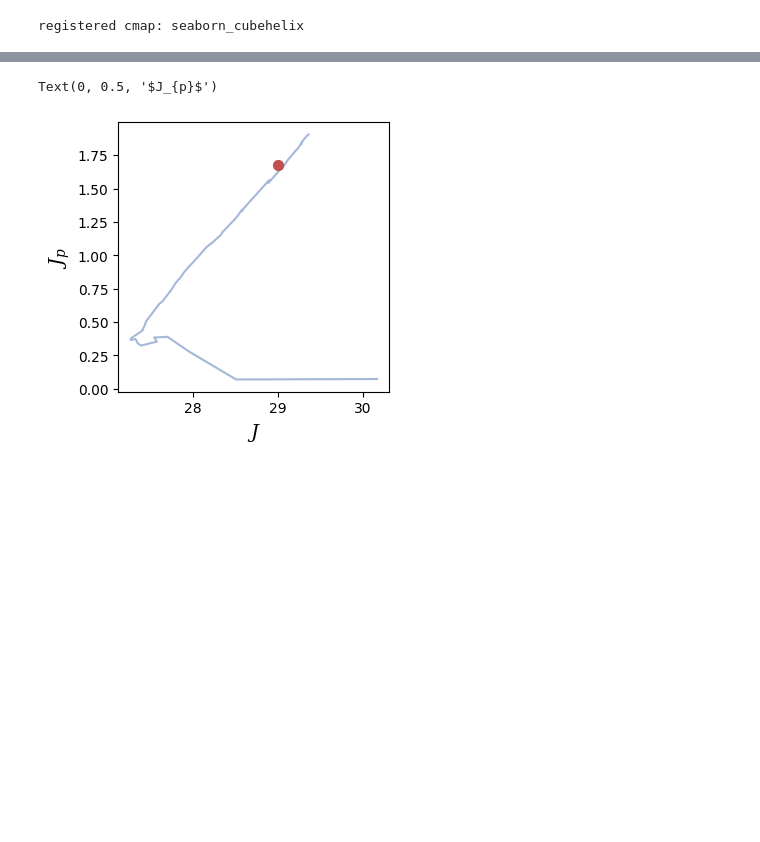
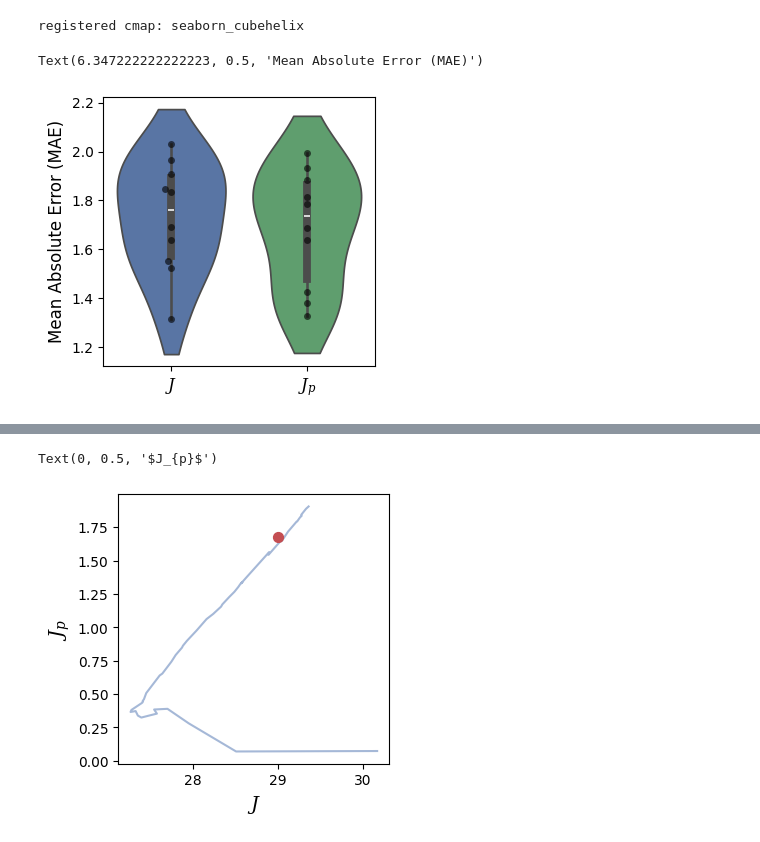
Before and after one commit to zhantaochen/inxs-steering, a Jupyter notebook: paper_preperation/real_exp_benchmark_results.ipynb, the cells around one changed output, grey strips where cells are left out. Drawn from its saved outputs; the diff is of its cells as text; code cells hidden in the pictures; blank space fills up the shorter version.

```diff
--- a/paper_preperation/real_exp_benchmark_results.ipynb
+++ b/paper_preperation/real_exp_benchmark_results.ipynb
@@ -55,6 +55,16 @@ mean_preds = torch.vstack(mean_preds).numpy()
 sample_ids = torch.tensor(sample_ids).numpy()
 true_values = torch.vstack(true_values).numpy()
 measured_angles = torch.vstack(measured_angles).numpy()
+# %%
+fig, ax = plt.subplots(1, 1, figsize=(3.5, 3.5))
+sns.violinplot(data=maes, ax=ax, cut=True)
+sns.swarmplot(data=maes, ax=ax, color='black', alpha=0.6)
+ax.set_xticks([0, 1])
+ax.set_xticklabels(['$J$', '$J_{p}$'], fontsize=12)
+ax.set_ylabel('Mean Absolute Error (MAE)')
+# %% [output]
+Text(6.347222222222223, 0.5, 'Mean Absolute Error (MAE)')
+[figure, added]
 # %%
 fig, ax = plt.subplots(1, 1, figsize=(3.5, 3.5))
 sns.violinplot(data=maes, ax=ax, cut=True)
```
Also changed, not shown: parts of 1 cell of this notebook, 5 other files.
